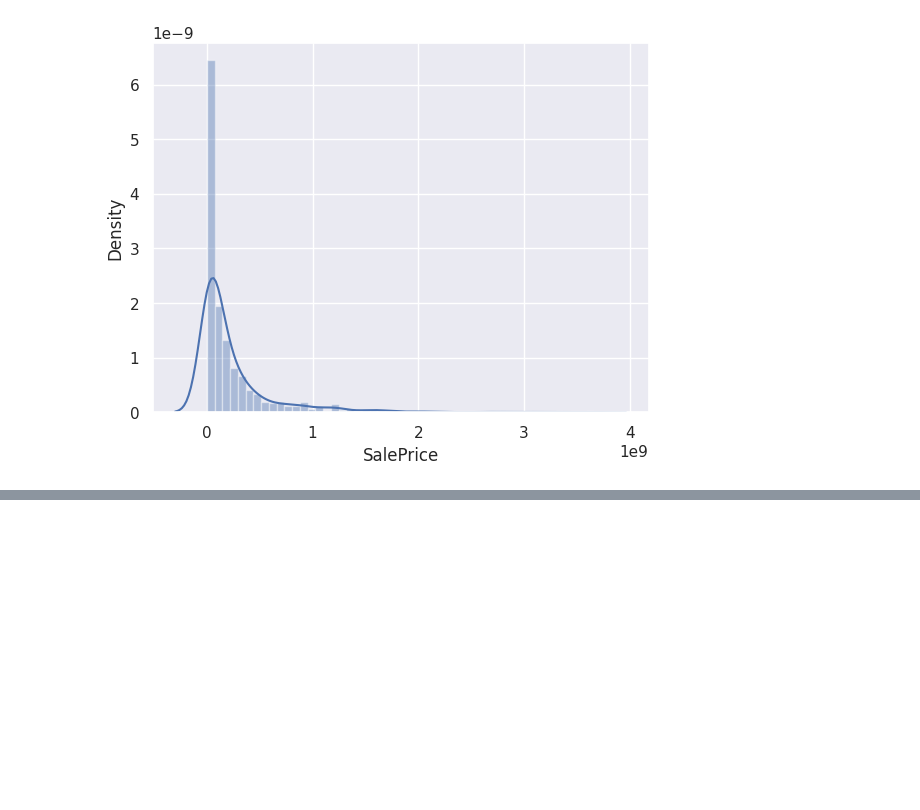
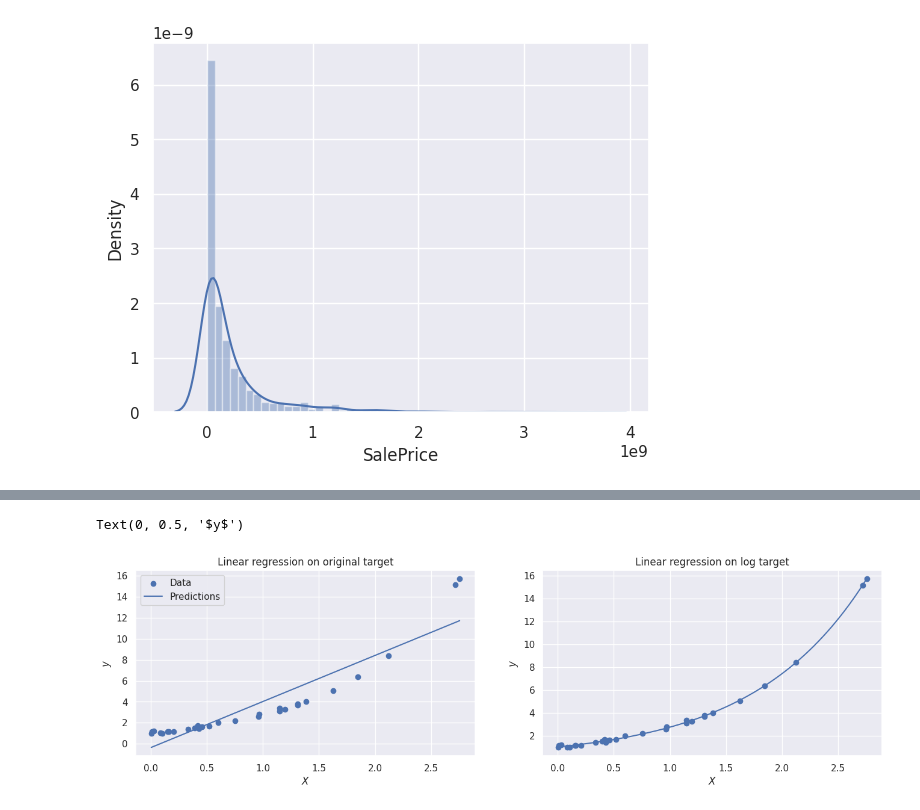
Before and after one commit to trizyx/ml_sem, a Jupyter notebook: hse_ml_linear_model(sm2).ipynb, the cells around one changed output, grey strips where cells are left out. Drawn from its saved outputs; the diff is of its cells as text; code cells hidden in the pictures; blank space fills up the shorter version.

```diff
--- a/hse_ml_linear_model(sm2).ipynb
+++ b/hse_ml_linear_model(sm2).ipynb
@@ -366,0 +467,29 @@ sns.distplot(error)
+# %%
+X = np.random.exponential(1, size=30)
+y = np.exp(X) + np.random.normal(scale=0.1, size=X.shape)
+
+x_plot = np.linspace(np.min(X), np.max(X), 10000)
+
+fig, axs = plt.subplots(figsize=(16, 4), ncols=2)
+
+regr = LinearRegression()
+regr.fit(X[:, np.newaxis], y)
+y_pred_regr = regr.predict(x_plot[:, np.newaxis])
+axs[0].scatter(X[:, np.newaxis], y, label="Data")
+axs[0].plot(x_plot, y_pred_regr, label="Predictions")
+axs[0].legend()
+axs[0].set_title("Linear regression on original target")
+axs[0].set_xlabel("$X$")
+axs[0].set_ylabel("$y$")
+
+y_log = np.log(y)
+regr.fit(X[:, np.newaxis], y_log)
+y_pred_log = np.exp(regr.predict(x_plot[:, np.newaxis]))
+axs[1].scatter(X[:, np.newaxis], y, label="Data")
+axs[1].plot(x_plot, y_pred_log, label="Predictions")
+axs[1].set_title("Linear regression on log target")
+axs[1].set_xlabel("$X$")
+axs[1].set_ylabel("$y$")
+# %% [output]
+Text(0, 0.5, '$y$')
+[figure, added]
```
Also changed, not shown: parts of 7 cells of this notebook.
